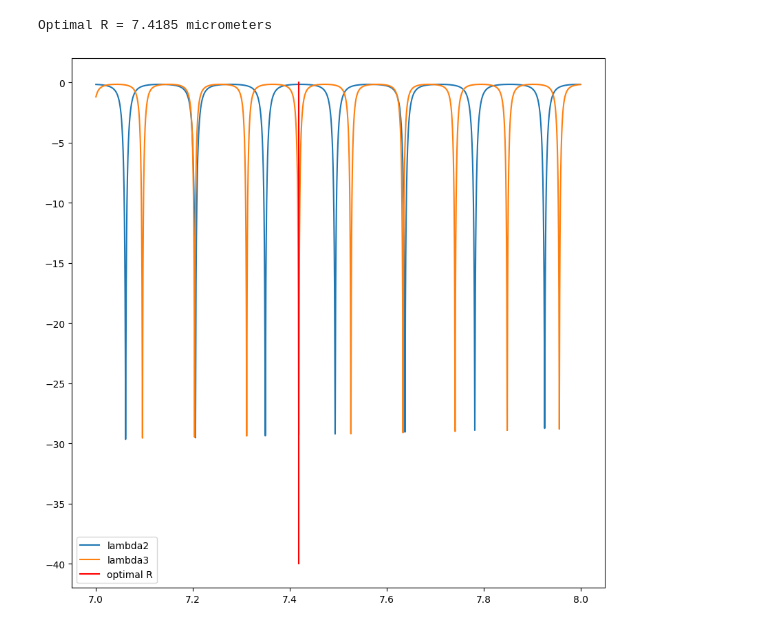
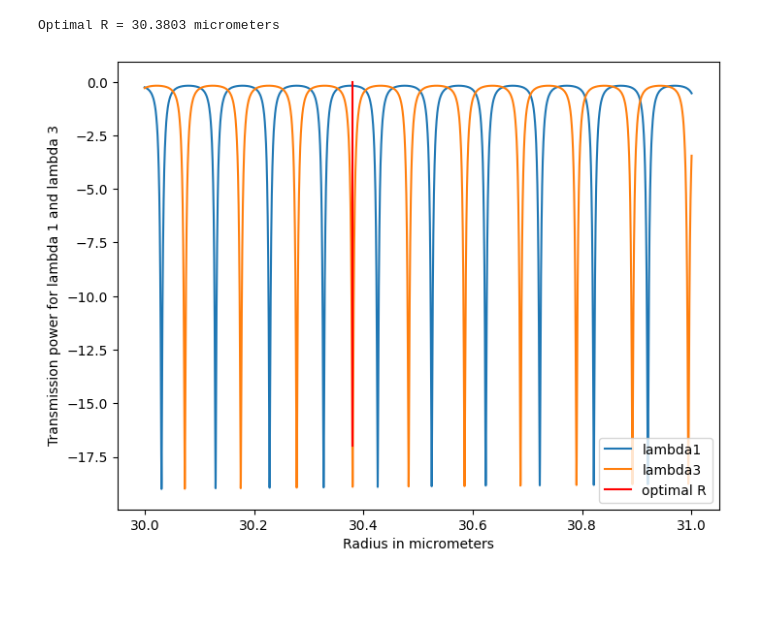
Before and after one commit to vladigee/wavelength_multiplexing, a Jupyter notebook: Ring_Calculations.ipynb, the cells around one changed output. Cells and saved outputs as stored; diff of their text form; code cells hidden in the pictures; blank space fills up the shorter version.

Commit message:
Updated Ring calculations and added explanations

```diff
--- a/Ring_Calculations.ipynb
+++ b/Ring_Calculations.ipynb
@@ -43,20 +88,27 @@ plt.show()
 # %%
-plt.figure(figsize=(10,10))
+# Compute the optimal radius. It should be
+# larger than 30 micrometers so that it has enough
+# length to transmit to the ring at the contact point.
 
-R_range = np.linspace(7 * 10**(-4), 8 * 10**(-4), 10000)
-plt.plot(R_range * 10**4, 10 * np.log10(np.abs(S21(a, K1, K2, alpha, R_range, n2, lambda2 * 10**(-4)))**2), label="lambda2")
+plt.figure(figsize=(8,6))
+
+R_range = np.linspace(30 * 10**(-4), 31 * 10**(-4), 10000)
+plt.plot(R_range * 10**4, 10 * np.log10(np.abs(S21(a, K1, K2, alpha, R_range, n1, lambda1 * 10**(-4)))**2), label="lambda1")
 plt.plot(R_range * 10**4, 10 * np.log10(np.abs(S21(a, K1, K2, alpha, R_range, n3, lambda3 * 10**(-4)))**2), label="lambda3")
 
+# Look for a point where lambda1 is fully transmitted and lambda3 is coupled onto the ring completely
 
-R_check = np.linspace(7.4 * 10**(-4), 7.5 * 10**(-4), 10000)
+R_check = np.linspace(30.3 * 10**(-4), 30.4 * 10**(-4), 10000)
 R_optimal = min(R_check, key=lambda R: np.abs(S21(a, K1, K2, alpha, R, n3, lambda3 * 10**(-4))))
 print(f"Optimal R = {R_optimal * 10**4:.4f} micrometers")
 
-plt.plot([R_optimal * 10**4, R_optimal * 10**4], [0, -40], color="red", label="optimal R")
+plt.plot([R_optimal * 10**4, R_optimal * 10**4], [0, -17], color="red", label="optimal R")
 
+plt.xlabel("Radius in micrometers")
+plt.ylabel("Transmission power for lambda 1 and lambda 3")
 plt.legend()
 plt.show()
 # %% [output]
-Optimal R = 7.4185 micrometers
+Optimal R = 30.3803 micrometers
-[figure, old version]
+[figure, new version]
 # %%
```
Also changed, not shown: parts of 11 cells of this notebook.
